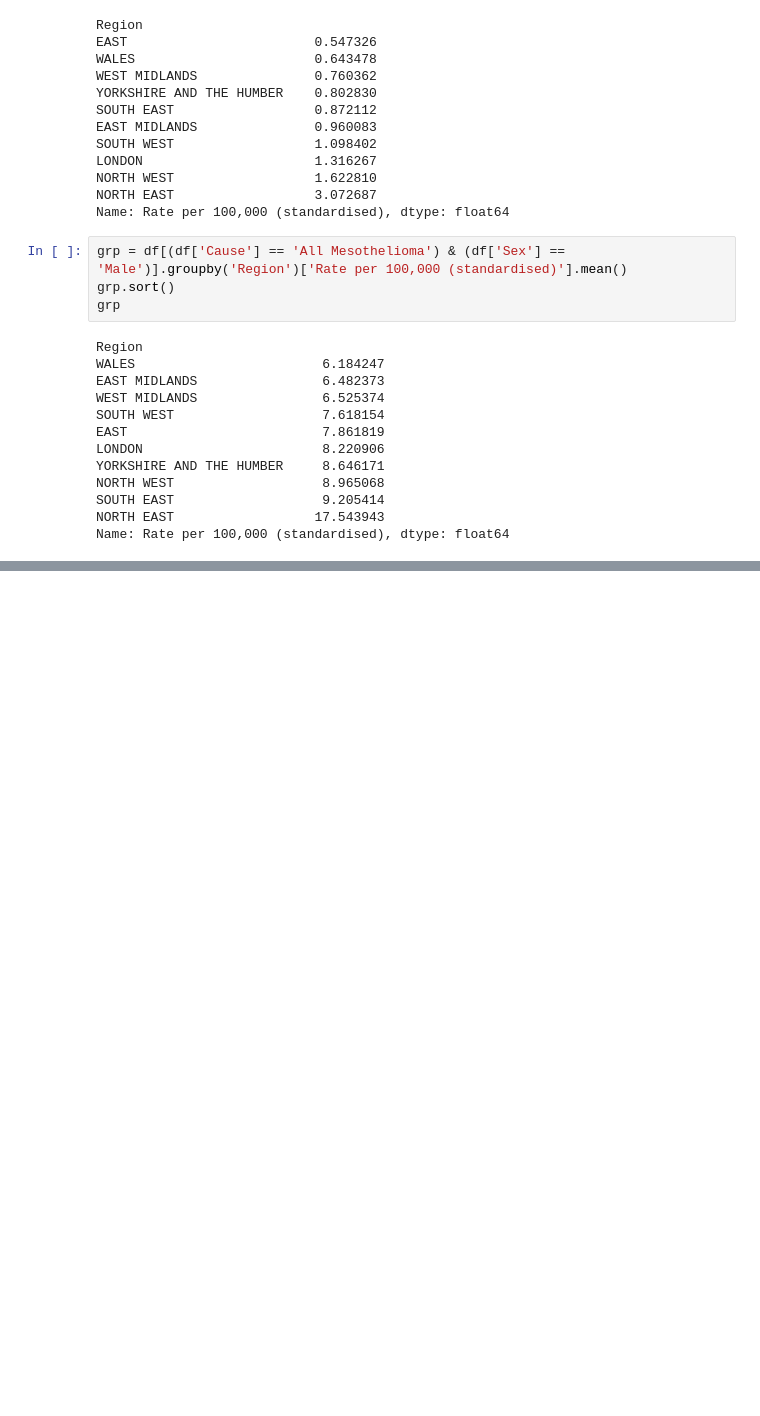
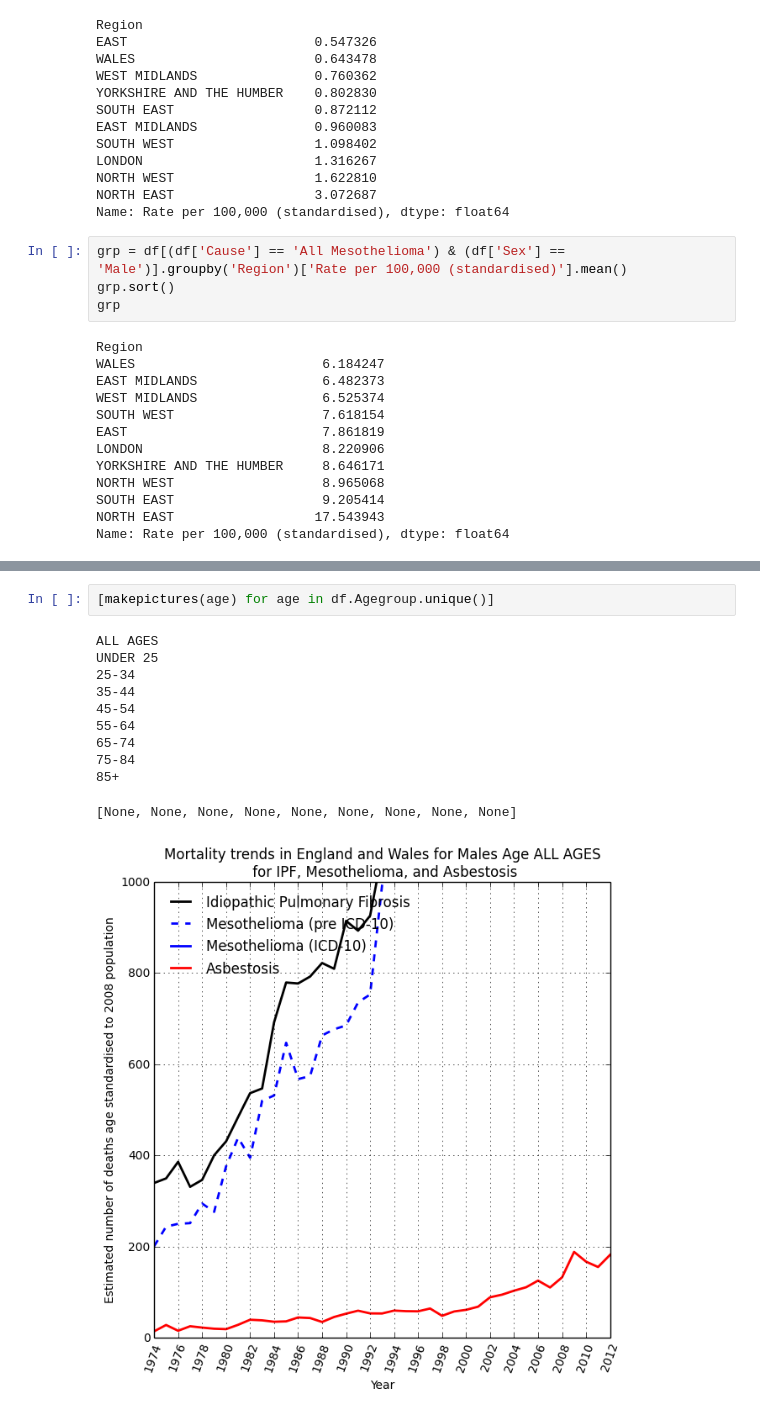
Before and after one commit to drcjar/pypf, a Jupyter notebook: notebooks/pypf_analysis.ipynb, the cells around one changed output, grey strips where cells are left out. Cells and saved outputs as stored; diff of their text form; blank space fills up the shorter version.

```diff
--- a/notebooks/pypf_analysis.ipynb
+++ b/notebooks/pypf_analysis.ipynb
@@ -598,0 +678,14 @@ Name: Rate per 100,000 (standardised), dtype: float64
+# %%
+[makepictures(age) for age in df.Agegroup.unique()]
+# %% [output]
+ALL AGES
+UNDER 25
+25-34
+35-44
+45-54
+55-64
+65-74
+75-84
+85+
+[None, None, None, None, None, None, None, None, None]
+[figure, added]
```
Also changed, not shown: parts of 14 cells of this notebook, 20 other files.
